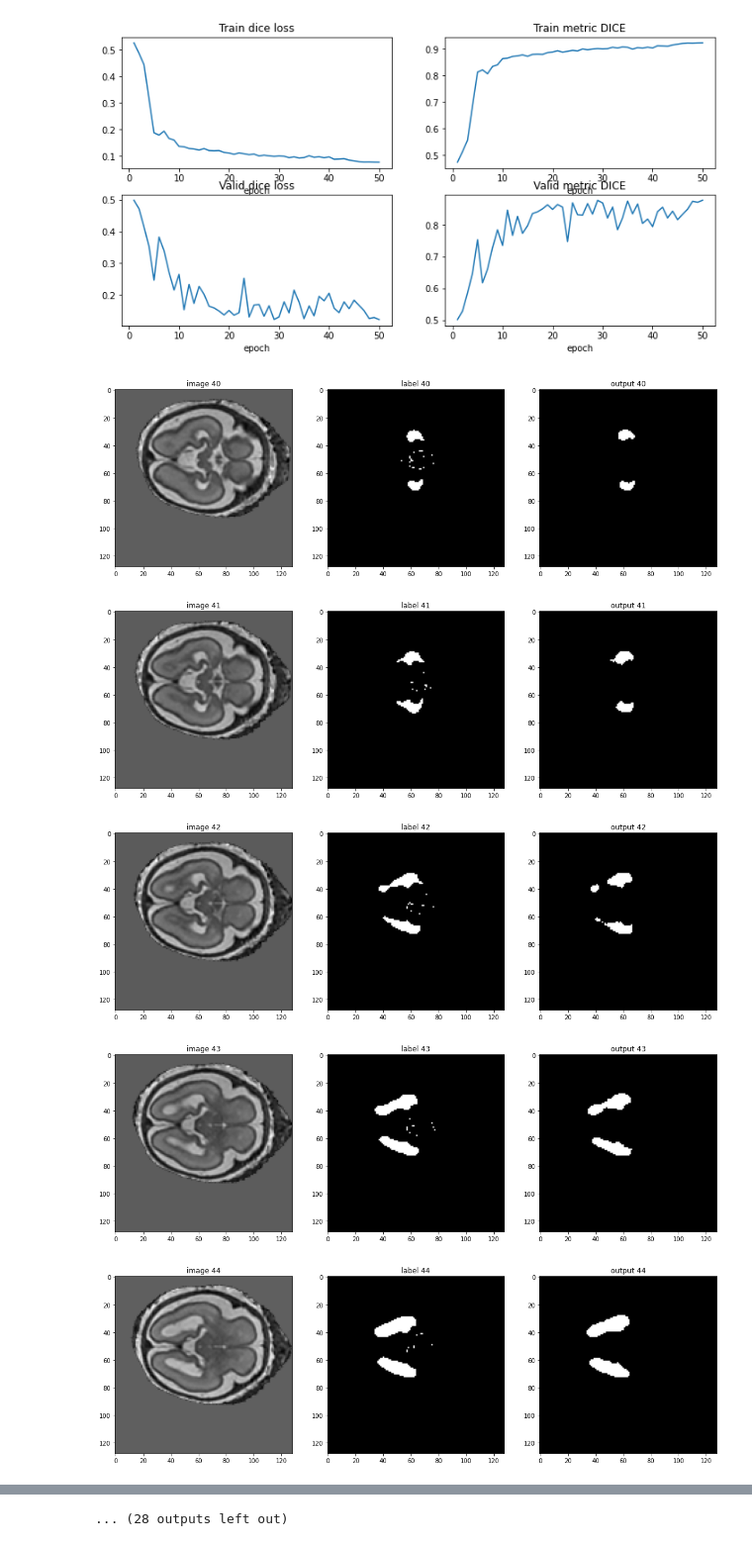
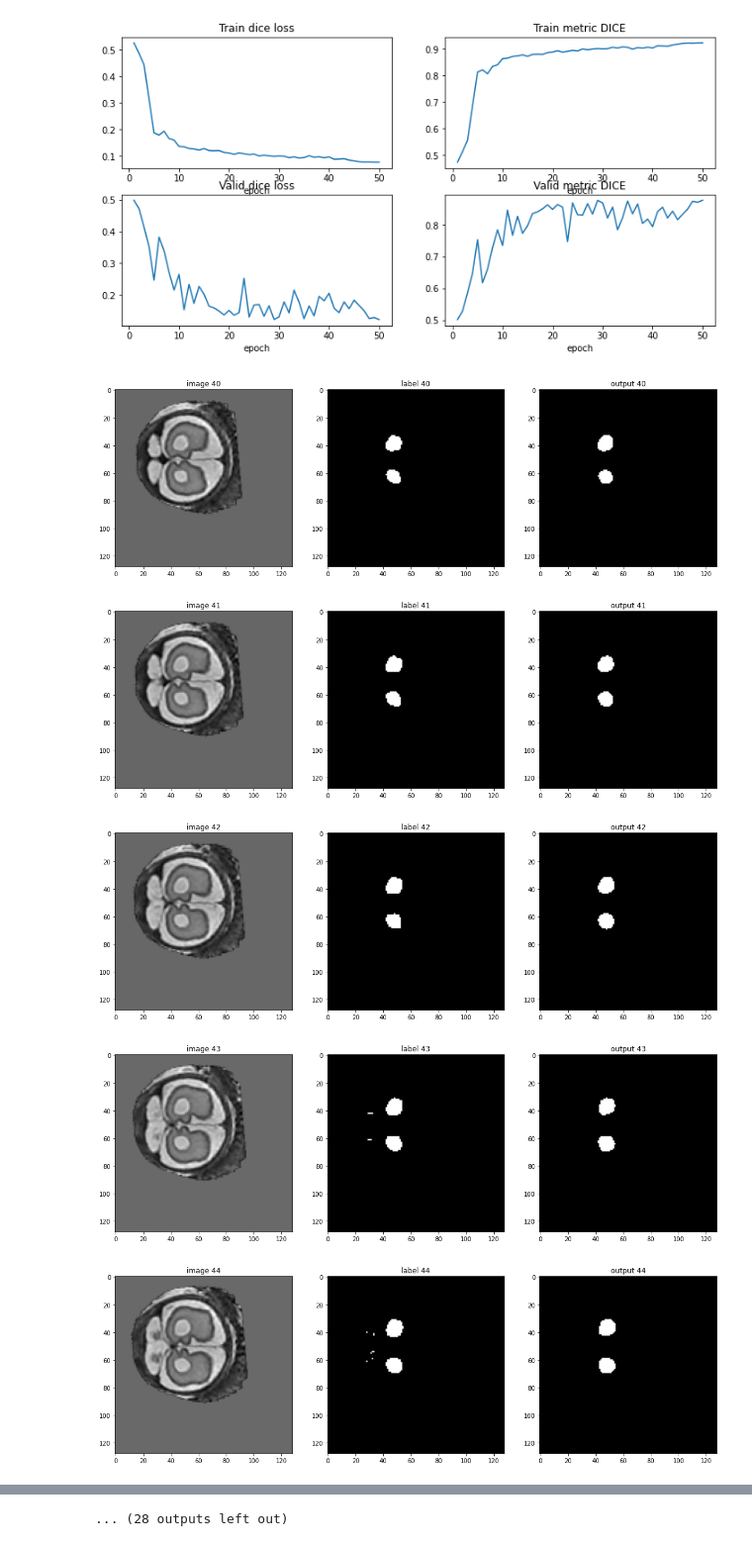
Before and after one commit to Achillesy/Liver-Segmentation-Using-Monai-and-PyTorch, a Jupyter notebook: monai_fetal.ipynb, the cells around one changed output, grey strips where cells are left out. Shown at 99% size. Drawn from its saved outputs; the diff is of its cells as text; code cells hidden in the pictures.

```diff
--- a/monai_fetal.ipynb
+++ b/monai_fetal.ipynb
@@ -344,32 +344,32 @@ test_list = list(test_loader)
 # %%
 model.load_state_dict(torch.load(
     os.path.join(model_dir, "best_metric_model.pth")))
 model.eval()
 
 with torch.no_grad():
     test_patient = test_list[2]
     t_volume = test_patient['vol']
     t_segmentation = test_patient['seg']
 
 
     test_outputs = model(t_volume.to(device))
     test_outputs = test_outputs > 0.53
 
     for i in range(40, 80):
         plt.figure("check", (18, 6))
         plt.subplot(1, 3, 1)
         plt.title(f"image {i}")
-        plt.imshow(t_volume[0, 0, :, :, i], cmap="gray")
+        plt.imshow(t_volume[0, 0, :, i, :], cmap="gray")
         plt.subplot(1, 3, 2)
         plt.title(f"label {i}")
-        plt.imshow(t_segmentation[0, 0, :, :, i] == 4, cmap="gray")
+        plt.imshow(t_segmentation[0, 0, :, i, :] == 4, cmap="gray")
         plt.subplot(1, 3, 3)
         plt.title(f"output {i}")
-        plt.imshow(test_outputs.detach().cpu()[0, 1, :, :, i], cmap="gray")
+        plt.imshow(test_outputs.detach().cpu()[0, 1, :, i, :], cmap="gray") # [0, 1, SAG, COR, AX]
         plt.show()
 # %% [output]
-[figure, old version]
+[figure, new version]
-[figure, old version]
+[figure, new version]
-[figure, old version]
+[figure, new version]
-[figure, old version]
+[figure, new version]
-[figure, old version]
+[figure, new version]
```
Also changed, not shown: parts of 1 cell of this notebook.
